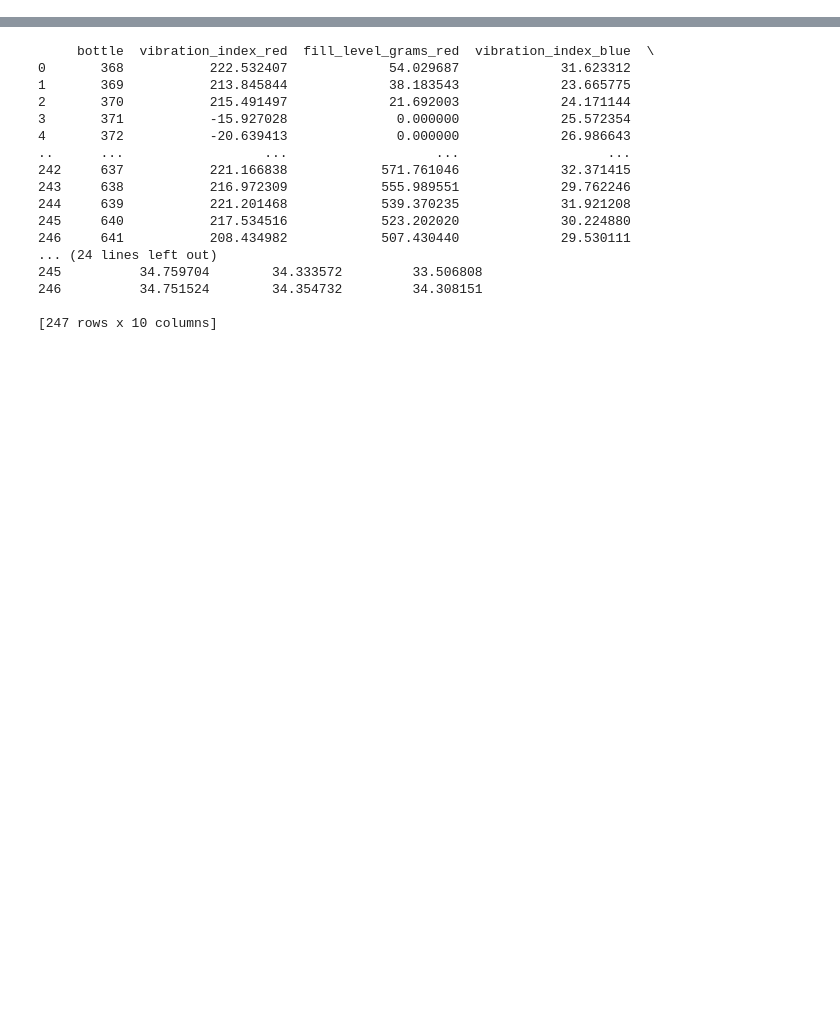
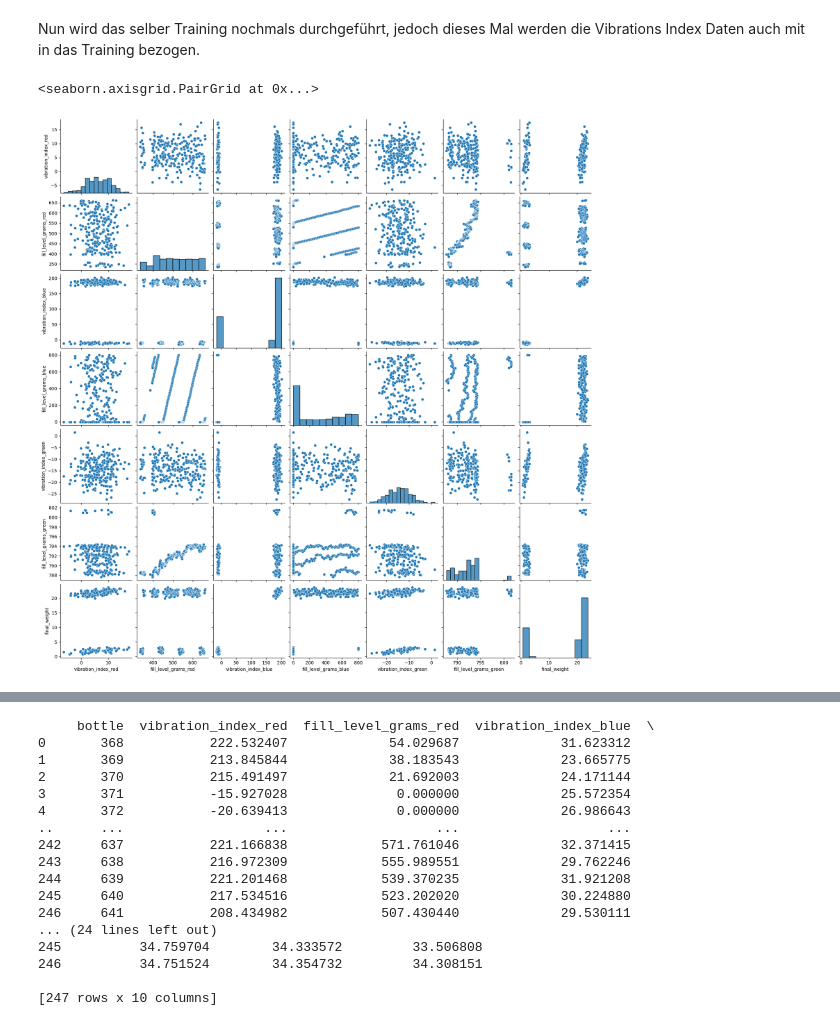
Before and after one commit to Abdullah-IT-Geek/AUT_Database, a Jupyter notebook: Process_data/regression.ipynb, the cells around one changed output, grey strips where cells are left out. Cells and saved outputs as stored; diff of their text form; code cells hidden in the pictures; blank space fills up the shorter version.

```diff
--- a/Process_data/regression.ipynb
+++ b/Process_data/regression.ipynb
@@ -180,0 +191,13 @@ print(df_predictions)
+# %% [markdown]
+Nun wird das selber Training nochmals durchgeführt, jedoch dieses Mal werden die Vibrations Index Daten auch mit in das Training bezogen.
+# %%
+# Features & Ziel definieren
+X = df_regression[['vibration_index_red','fill_level_grams_red',
+                     'vibration_index_blue','fill_level_grams_blue',
+                     'vibration_index_green','fill_level_grams_green']]
+y = df_regression['final_weight']
+
+sns.pairplot(pd.concat([X, y]))
+# %% [output]
+<seaborn.axisgrid.PairGrid at 0x...>
+[figure, added]
```
Also changed, not shown: parts of 13 cells of this notebook, 2 other files.
